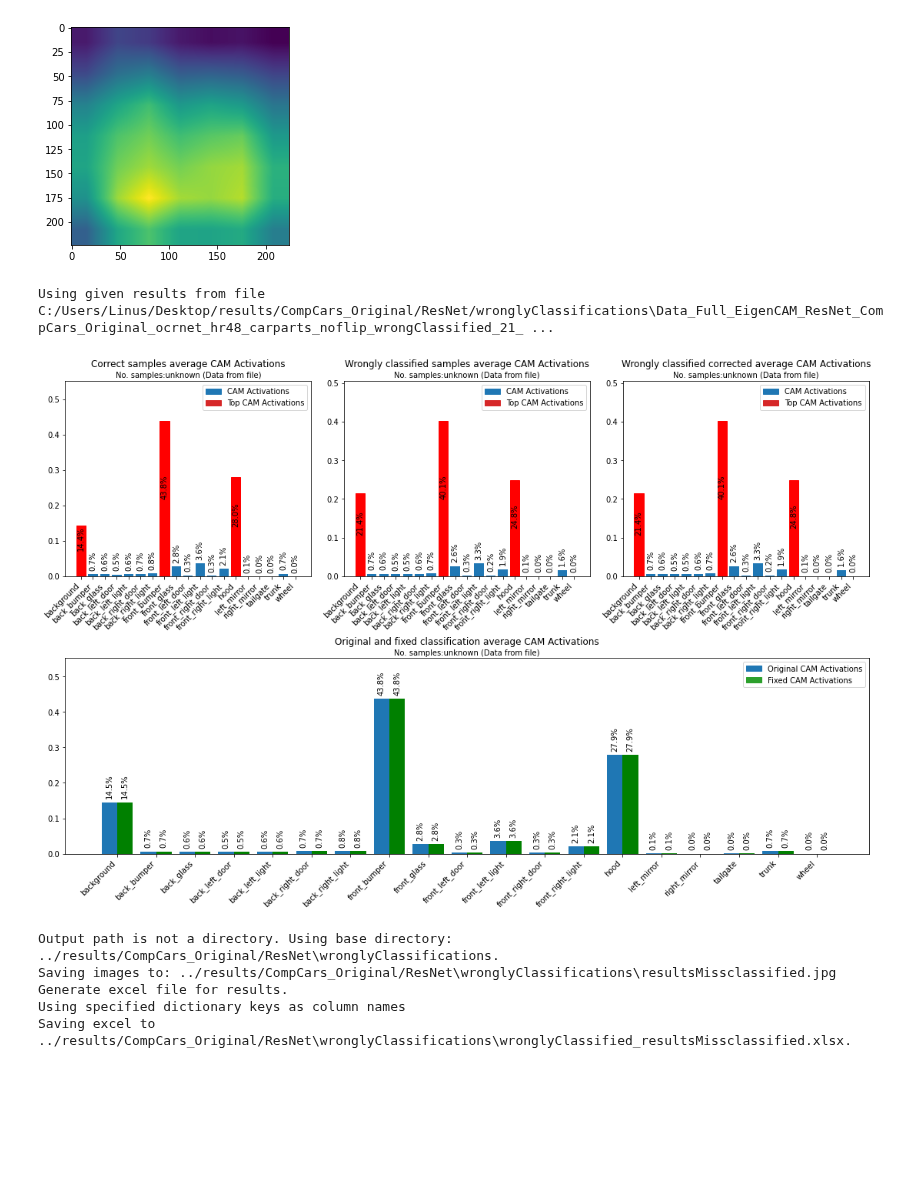
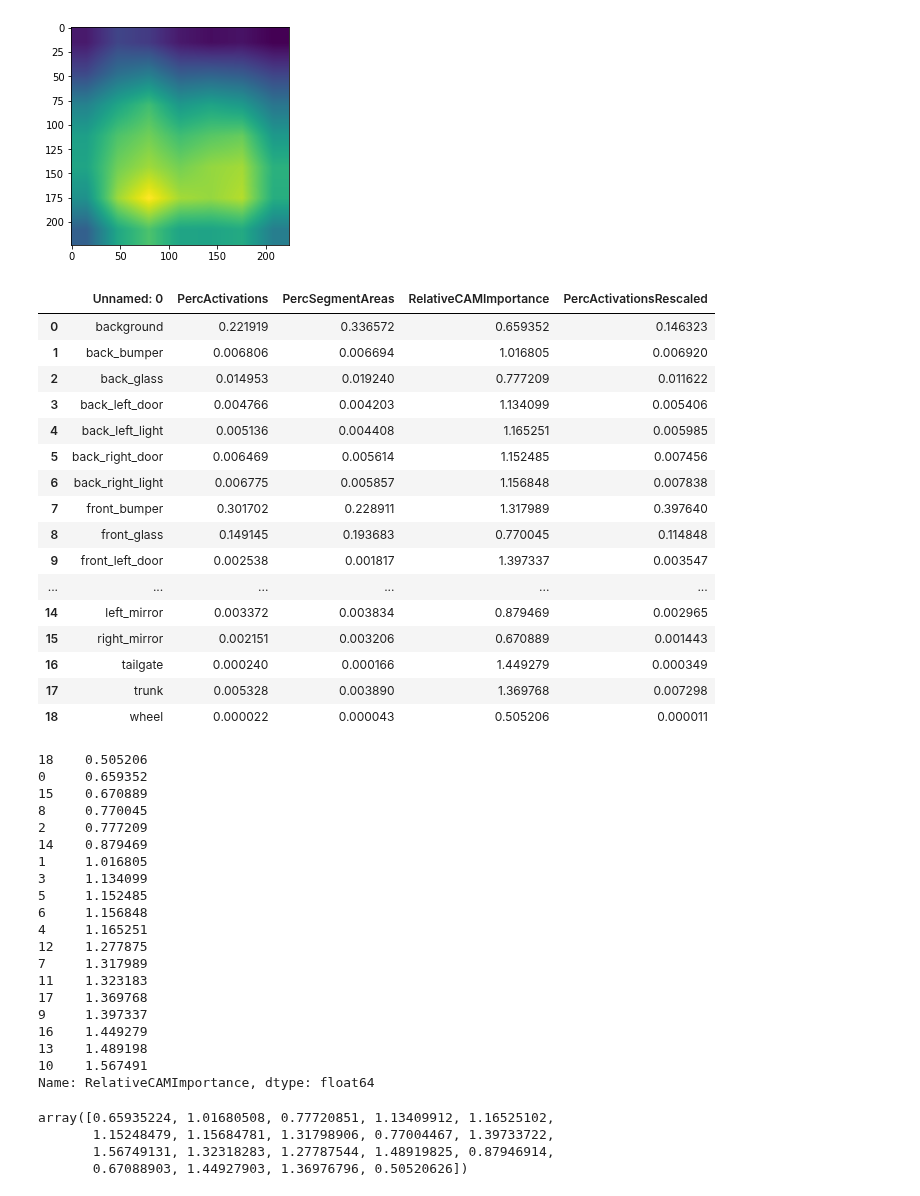
Before and after one commit to L1nusB/XAI-Vehicle-Classification, a Jupyter notebook: notebooks/Untitled.ipynb, the cells around one changed output. Drawn from its saved outputs; the diff is of its cells as text; code cells hidden in the pictures; blank space fills up the shorter version.

Commit message:
Code für Eval blurred Top Normalized und rel importance

```diff
--- a/notebooks/Untitled.ipynb
+++ b/notebooks/Untitled.ipynb
@@ -149,15 +149,54 @@ plt.imshow(s)
 <matplotlib.image.AxesImage at 0x...>
 [figure]
 # %%
-resultsDir = 'C:/Users/Linus/Desktop/results/CompCars_Original/ResNet/wronglyClassifications'
-resultsFileName = 'Data_Full_EigenCAM_ResNet_CompCars_Original_ocrnet_hr48_carparts_noflip_wrongClassified_21_08_2022.xlsx'
-resultsPath = os.path.join(resultsDir, resultsFileName)
-df = generate_statistics.generate_statistics_missclassified(results_file=resultsPath, saveDir='../results/CompCars_Original/ResNet')
+df = pandas.read_excel('C:/Users/Linus/Desktop/XAI-Vehicle-Classification/results/CompCars_Original/ResNet/normalized/normalized_Full_valAllCAMs_CAM-Predefined_CAM-Predefined_SEG-Predefined_valAllSegs_22_08_2022.jpg.xlsx')
-# %% [output]
-Using given results from file C:/Users/Linus/Desktop/results/CompCars_Original/ResNet/wronglyClassifications\Data_Full_EigenCAM_ResNet_CompCars_Original_ocrnet_hr48_carparts_noflip_wrongClassified_21_ ...
-[figure, removed]
-Output path is not a directory. Using base directory: ../results/CompCars_Original/ResNet\wronglyClassifications.
-Saving images to: ../results/CompCars_Original/ResNet\wronglyClassifications\resultsMissclassified.jpg
-Generate excel file for results.
-Using specified dictionary keys as column names
-Saving excel to ../results/CompCars_Original/ResNet\wronglyClassifications\wronglyClassified_resultsMissclassified.xlsx.
+# %%
+df
+# %% [output]
+|  | Unnamed: 0 | PercActivations | PercSegmentAreas | RelativeCAMImportance | PercActivationsRescaled |
+| 0 | background | 0.221919 | 0.336572 | 0.659352 | 0.146323 |
+| 1 | back_bumper | 0.006806 | 0.006694 | 1.016805 | 0.006920 |
+| 2 | back_glass | 0.014953 | 0.019240 | 0.777209 | 0.011622 |
+| 3 | back_left_door | 0.004766 | 0.004203 | 1.134099 | 0.005406 |
+| 4 | back_left_light | 0.005136 | 0.004408 | 1.165251 | 0.005985 |
+| 5 | back_right_door | 0.006469 | 0.005614 | 1.152485 | 0.007456 |
+| 6 | back_right_light | 0.006775 | 0.005857 | 1.156848 | 0.007838 |
+| 7 | front_bumper | 0.301702 | 0.228911 | 1.317989 | 0.397640 |
+| 8 | front_glass | 0.149145 | 0.193683 | 0.770045 | 0.114848 |
+| 9 | front_left_door | 0.002538 | 0.001817 | 1.397337 | 0.003547 |
+| ... | ... | ... | ... | ... | ... |
+| 14 | left_mirror | 0.003372 | 0.003834 | 0.879469 | 0.002965 |
+| 15 | right_mirror | 0.002151 | 0.003206 | 0.670889 | 0.001443 |
+| 16 | tailgate | 0.000240 | 0.000166 | 1.449279 | 0.000349 |
+| 17 | trunk | 0.005328 | 0.003890 | 1.369768 | 0.007298 |
+| 18 | wheel | 0.000022 | 0.000043 | 0.505206 | 0.000011 |
+# %%
+df.sort_values('RelativeCAMImportance')['RelativeCAMImportance']
+# %% [output]
+18    0.505206
+0     0.659352
+15    0.670889
+8     0.770045
+2     0.777209
+14    0.879469
+1     1.016805
+3     1.134099
+5     1.152485
+6     1.156848
+4     1.165251
+12    1.277875
+7     1.317989
+11    1.323183
+17    1.369768
+9     1.397337
+16    1.449279
+13    1.489198
+10    1.567491
+Name: RelativeCAMImportance, dtype: float64
+# %%
+np.array(df['RelativeCAMImportance'])
+# %% [output]
+array([0.65935224, 1.01680508, 0.77720851, 1.13409912, 1.16525102,
+       1.15248479, 1.15684781, 1.31798906, 0.77004467, 1.39733722,
+       1.56749131, 1.32318283, 1.27787544, 1.48919825, 0.87946914,
+       0.67088903, 1.44927903, 1.36976796, 0.50520626])
```
Also changed, not shown: parts of 13 cells of this notebook, 3 other files.
